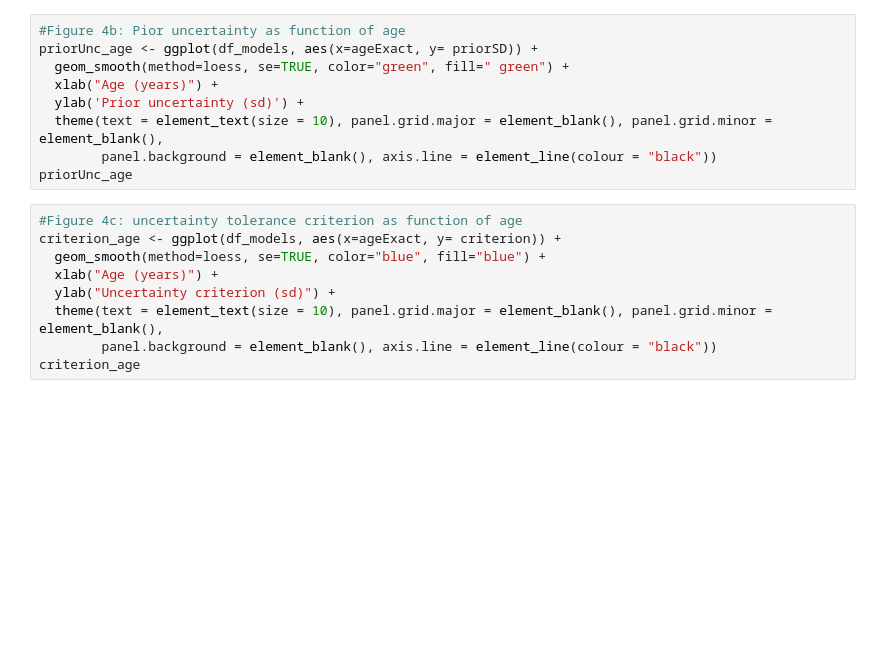
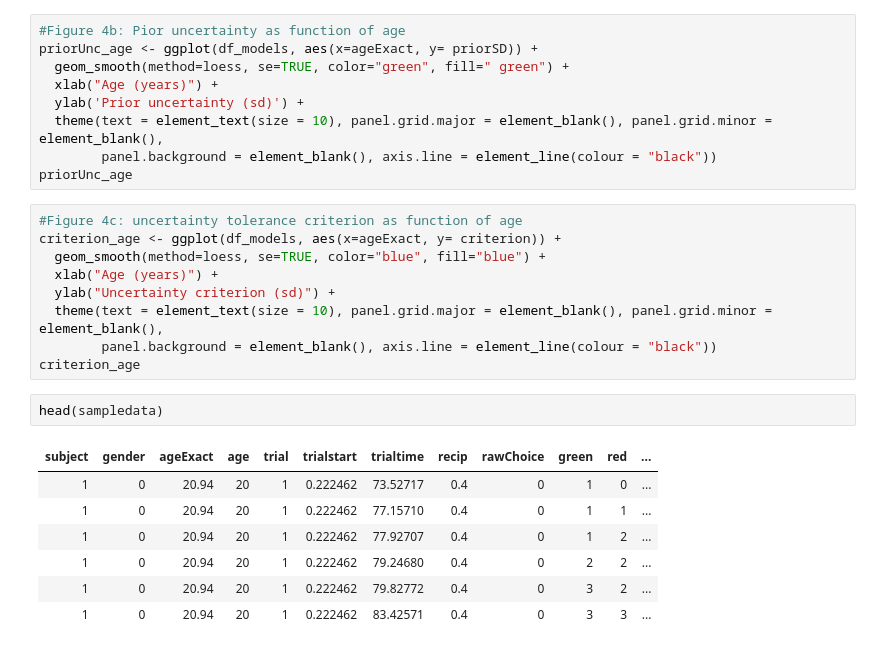
Before and after one commit to ili-ma/Social_Belief_Updates_Adolescence, a Jupyter notebook: Plots_Analyses_Ma_BeliefUpdatesAdolescence.ipynb, the cells around one changed output. Saved outputs shown, nothing was run; the diff lists cells and outputs as text; blank space fills up the shorter version.

```diff
--- a/Plots_Analyses_Ma_BeliefUpdatesAdolescence.ipynb
+++ b/Plots_Analyses_Ma_BeliefUpdatesAdolescence.ipynb
@@ -383,3 +383,13 @@ criterion_age <- ggplot(df_models, aes(x=ageExact, y= criterion)) +
   theme(text = element_text(size = 10), panel.grid.major = element_blank(), panel.grid.minor = element_blank(),
         panel.background = element_blank(), axis.line = element_line(colour = "black"))
 criterion_age
+# %%
+head(sampledata)
+# %% [output]
+| subject | gender | ageExact | age | trial | trialstart | trialtime | recip | rawChoice | green | red | ... |
+| 1 | 0 | 20.94 | 20 | 1 | 0.222462 | 73.52717 | 0.4 | 0 | 1 | 0 | ... |
+| 1 | 0 | 20.94 | 20 | 1 | 0.222462 | 77.15710 | 0.4 | 0 | 1 | 1 | ... |
+| 1 | 0 | 20.94 | 20 | 1 | 0.222462 | 77.92707 | 0.4 | 0 | 1 | 2 | ... |
+| 1 | 0 | 20.94 | 20 | 1 | 0.222462 | 79.24680 | 0.4 | 0 | 2 | 2 | ... |
+| 1 | 0 | 20.94 | 20 | 1 | 0.222462 | 79.82772 | 0.4 | 0 | 3 | 2 | ... |
+| 1 | 0 | 20.94 | 20 | 1 | 0.222462 | 83.42571 | 0.4 | 0 | 3 | 3 | ... |
```
Also changed, not shown: parts of 1 cell of this notebook.
